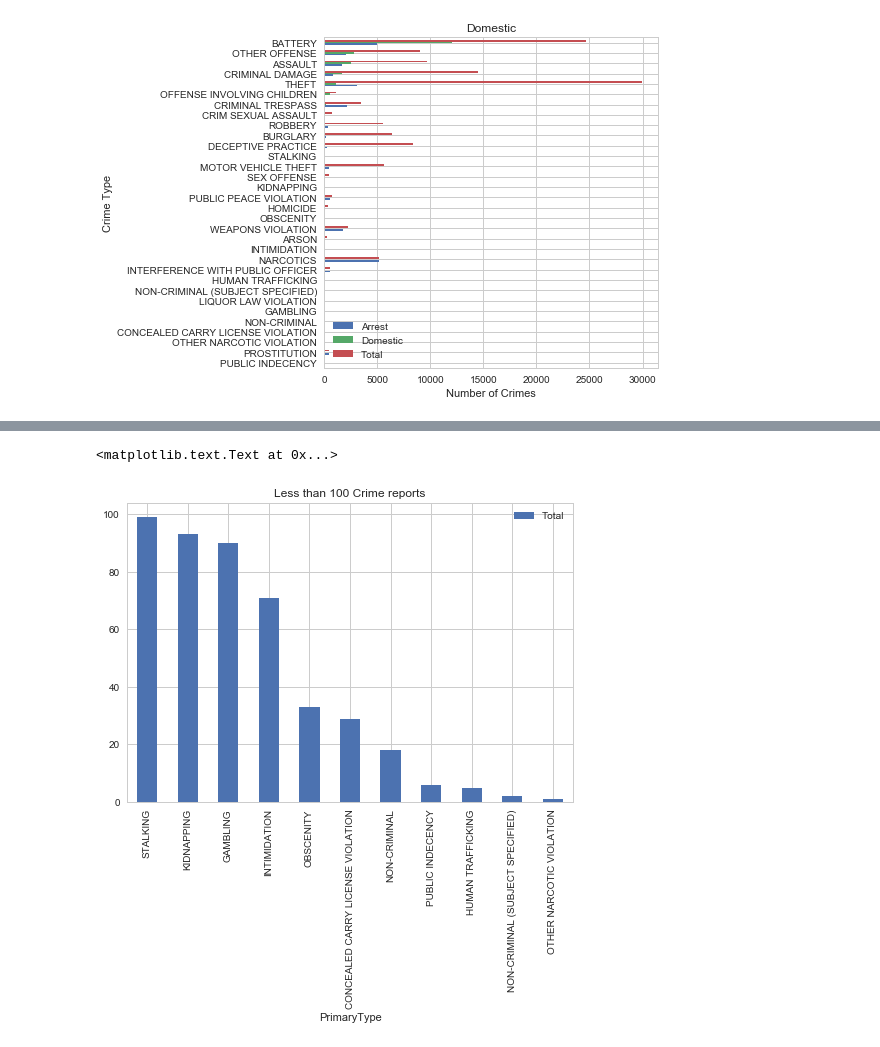
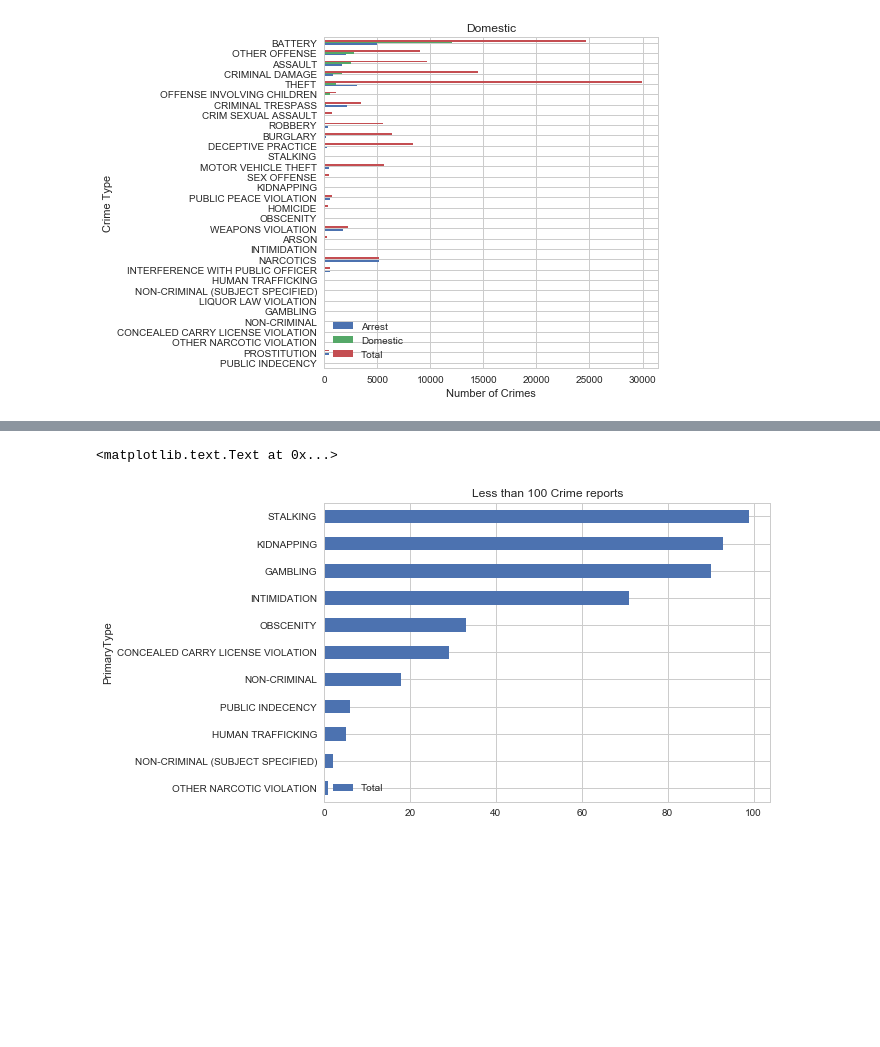
Before and after one commit to RandomFractals/ChicagoCrimes, a Jupyter notebook: notebooks/crime-plots.ipynb, the cells around one changed output, grey strips where cells are left out. Saved outputs shown, nothing was run; the diff lists cells and outputs as text; code cells hidden in the pictures; blank space fills up the shorter version.

```diff
--- a/notebooks/crime-plots.ipynb
+++ b/notebooks/crime-plots.ipynb
@@ -172,8 +173,8 @@ plt.title('Less than 1000 Crime reports')
 # %%
 # less than 100 crime reports
-crime_type_counts[crime_type_counts['Total'] < 100].sort_values(by='Total', ascending=False)\
-.plot(y='Total', kind='bar')
+crime_type_counts[crime_type_counts['Total'] < 100].sort_values(by='Total', ascending=True)\
+.plot(y='Total', kind='barh')
 plt.title('Less than 100 Crime reports')
 # %% [output]
 <matplotlib.text.Text at 0x...>
-[figure, old version]
+[figure, new version]
```
Also changed, not shown: parts of 3 cells of this notebook.
